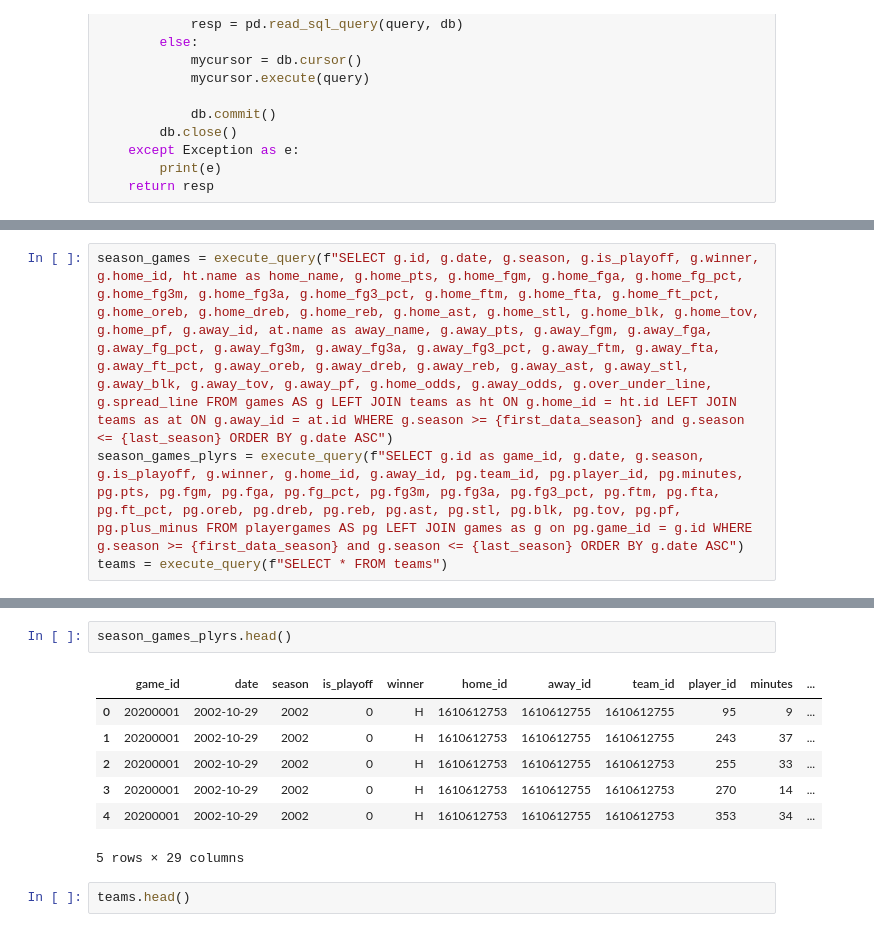
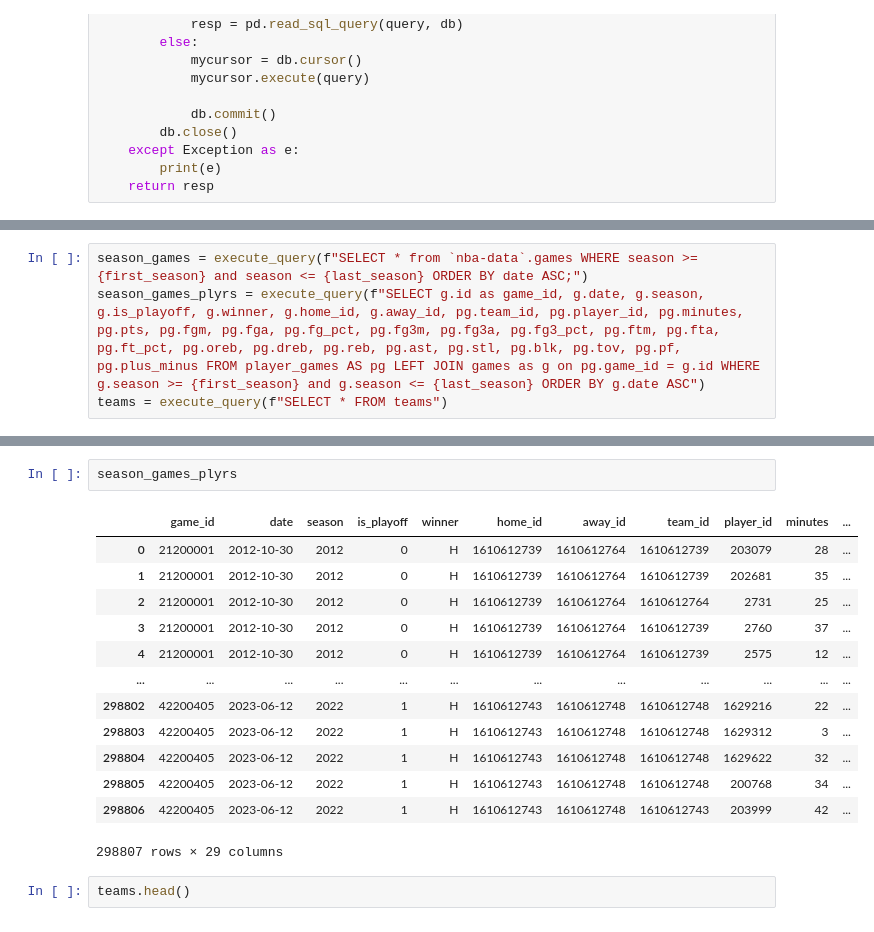
Before and after one commit to caiomelo22/nba-predictor, a Jupyter notebook: csv_getters/csv_creator.ipynb, the cells around one changed output, grey strips where cells are left out. Saved outputs shown, nothing was run; the diff lists cells and outputs as text.

```diff
--- a/csv_getters/csv_creator.ipynb
+++ b/csv_getters/csv_creator.ipynb
@@ -41,8 +40,8 @@ n_last_specific_games = 5
 
 pd.options.mode.chained_assignment = None  # default='warn'
 # %%
-season_games = execute_query(f"SELECT g.id, g.date, g.season, g.is_playoff, g.winner, g.home_id, ht.name as home_name, g.home_pts, g.home_fgm, g.home_fga, g.home_fg_pct, g.home_fg3m, g.home_fg3a, g.home_fg3_pct, g.home_ftm, g.home_fta, g.home_ft_pct, g.home_oreb, g.home_dreb, g.home_reb, g.home_ast, g.home_stl, g.home_blk, g.home_tov, g.home_pf, g.away_id, at.name as away_name, g.away_pts, g.away_fgm, g.away_fga, g.away_fg_pct, g.away_fg3m, g.away_fg3a, g.away_fg3_pct, g.away_ftm, g.away_fta, g.away_ft_pct, g.away_oreb, g.away_dreb, g.away_reb, g.away_ast, g.away_stl, g.away_blk, g.away_tov, g.away_pf, g.home_odds, g.away_odds, g.over_under_line, g.spread_line FROM games AS g LEFT JOIN teams as ht ON g.home_id = ht.id LEFT JOIN teams as at ON g.away_id = at.id WHERE g.season >= {first_data_season} and g.season <= {last_season} ORDER BY g.date ASC")
-season_games_plyrs = execute_query(f"SELECT g.id as game_id, g.date, g.season, g.is_playoff, g.winner, g.home_id, g.away_id, pg.team_id, pg.player_id, pg.minutes, pg.pts, pg.fgm, pg.fga, pg.fg_pct, pg.fg3m, pg.fg3a, pg.fg3_pct, pg.ftm, pg.fta, pg.ft_pct, pg.oreb, pg.dreb, pg.reb, pg.ast, pg.stl, pg.blk, pg.tov, pg.pf, pg.plus_minus FROM playergames AS pg LEFT JOIN games as g on pg.game_id = g.id WHERE g.season >= {first_data_season} and g.season <= {last_season} ORDER BY g.date ASC")
+season_games = execute_query(f"SELECT * from `nba-data`.games WHERE season >= {first_season} and season <= {last_season} ORDER BY date ASC;")
+season_games_plyrs = execute_query(f"SELECT g.id as game_id, g.date, g.season, g.is_playoff, g.winner, g.home_id, g.away_id, pg.team_id, pg.player_id, pg.minutes, pg.pts, pg.fgm, pg.fga, pg.fg_pct, pg.fg3m, pg.fg3a, pg.fg3_pct, pg.ftm, pg.fta, pg.ft_pct, pg.oreb, pg.dreb, pg.reb, pg.ast, pg.stl, pg.blk, pg.tov, pg.pf, pg.plus_minus FROM player_games AS pg LEFT JOIN games as g on pg.game_id = g.id WHERE g.season >= {first_season} and g.season <= {last_season} ORDER BY g.date ASC")
 teams = execute_query(f"SELECT * FROM teams")
 # %%
 season_games['home_off_rtg'] = season_games.apply(lambda row: hf.get_team_offensive_rating_game(row, 'H'), axis = 1)
@@ -63,13 +68,19 @@ season_games.head()
 # %%
-season_games_plyrs.head()
+season_games_plyrs
 # %% [output]
 |  | game_id | date | season | is_playoff | winner | home_id | away_id | team_id | player_id | minutes | ... |
-| 0 | 20200001 | 2002-10-29 | 2002 | 0 | H | 1610612753 | 1610612755 | 1610612755 | 95 | 9 | ... |
-| 1 | 20200001 | 2002-10-29 | 2002 | 0 | H | 1610612753 | 1610612755 | 1610612755 | 243 | 37 | ... |
-| 2 | 20200001 | 2002-10-29 | 2002 | 0 | H | 1610612753 | 1610612755 | 1610612753 | 255 | 33 | ... |
-| 3 | 20200001 | 2002-10-29 | 2002 | 0 | H | 1610612753 | 1610612755 | 1610612753 | 270 | 14 | ... |
-| 4 | 20200001 | 2002-10-29 | 2002 | 0 | H | 1610612753 | 1610612755 | 1610612753 | 353 | 34 | ... |
+| 0 | 21200001 | 2012-10-30 | 2012 | 0 | H | 1610612739 | 1610612764 | 1610612739 | 203079 | 28 | ... |
+| 1 | 21200001 | 2012-10-30 | 2012 | 0 | H | 1610612739 | 1610612764 | 1610612739 | 202681 | 35 | ... |
+| 2 | 21200001 | 2012-10-30 | 2012 | 0 | H | 1610612739 | 1610612764 | 1610612764 | 2731 | 25 | ... |
+| 3 | 21200001 | 2012-10-30 | 2012 | 0 | H | 1610612739 | 1610612764 | 1610612739 | 2760 | 37 | ... |
+| 4 | 21200001 | 2012-10-30 | 2012 | 0 | H | 1610612739 | 1610612764 | 1610612739 | 2575 | 12 | ... |
+| ... | ... | ... | ... | ... | ... | ... | ... | ... | ... | ... | ... |
+| 298802 | 42200405 | 2023-06-12 | 2022 | 1 | H | 1610612743 | 1610612748 | 1610612748 | 1629216 | 22 | ... |
+| 298803 | 42200405 | 2023-06-12 | 2022 | 1 | H | 1610612743 | 1610612748 | 1610612748 | 1629312 | 3 | ... |
+| 298804 | 42200405 | 2023-06-12 | 2022 | 1 | H | 1610612743 | 1610612748 | 1610612748 | 1629622 | 32 | ... |
+| 298805 | 42200405 | 2023-06-12 | 2022 | 1 | H | 1610612743 | 1610612748 | 1610612748 | 200768 | 34 | ... |
+| 298806 | 42200405 | 2023-06-12 | 2022 | 1 | H | 1610612743 | 1610612748 | 1610612743 | 203999 | 42 | ... |
-5 rows × 29 columns
+298807 rows × 29 columns
 # %%
 teams.head()
 # %% [output]
```
Also changed, not shown: parts of 7 cells of this notebook, 1 other file.
